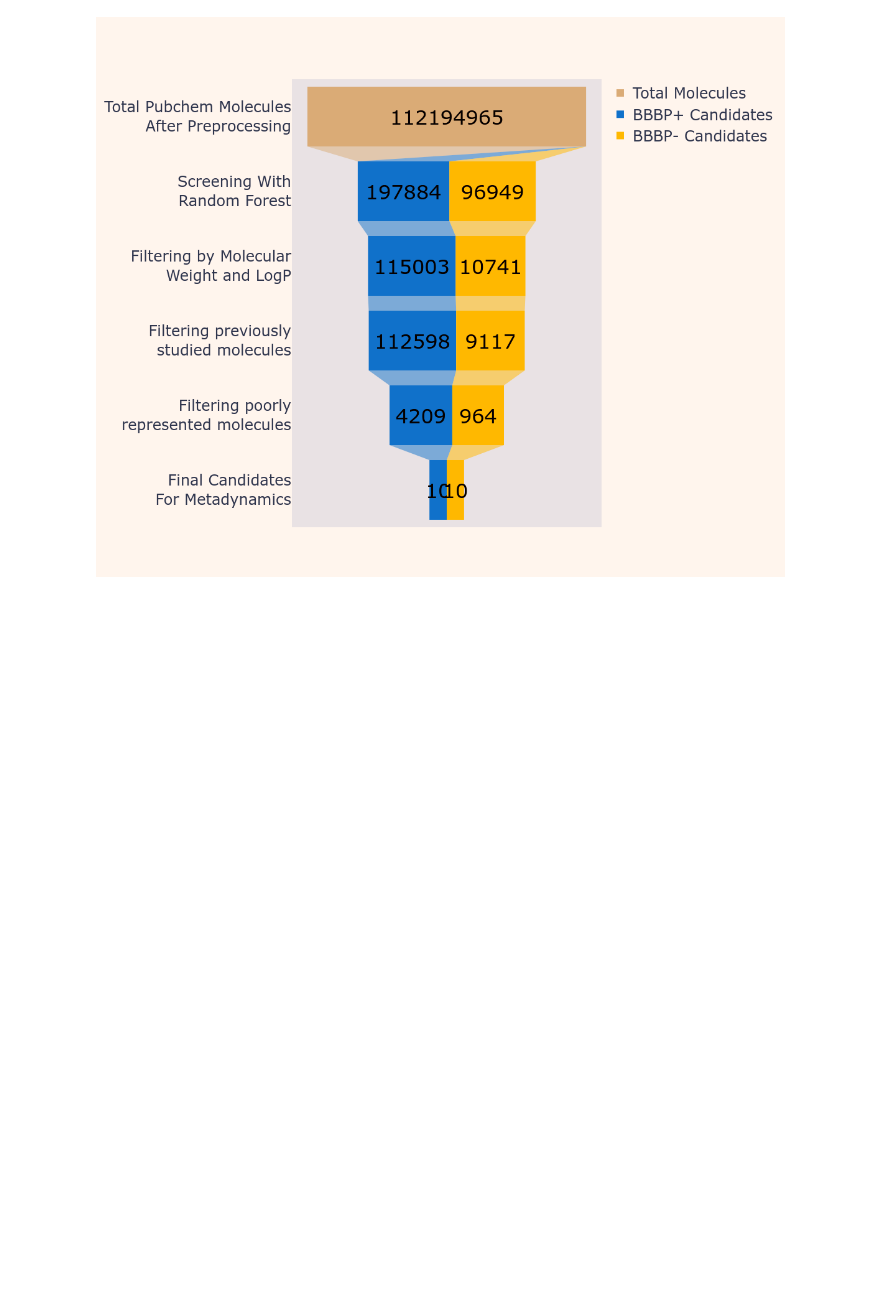
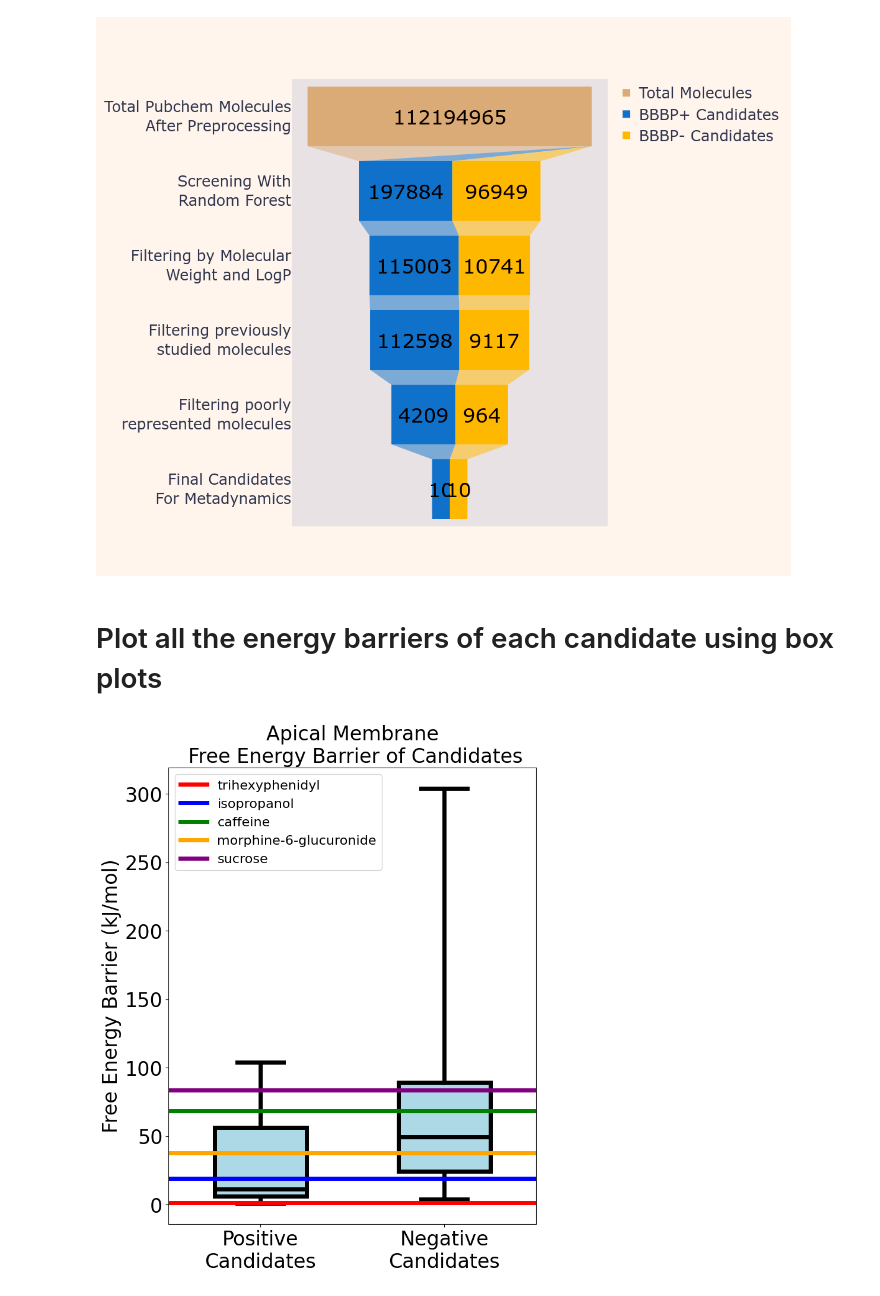
Before and after one commit to HenryJia/BBBP-MD, a Jupyter notebook: ipynb/plot_pubchem.ipynb, the cells around one changed output. Drawn from its saved outputs; the diff is of its cells as text; code cells hidden in the pictures; blank space fills up the shorter version.

Commit message:
Shift more plotting to the ipynb

```diff
--- a/ipynb/plot_pubchem.ipynb
+++ b/ipynb/plot_pubchem.ipynb
@@ -85,3 +92,5 @@ fig.write_image(
 fig.show()
 # %% [output]
 [figure]
+# %% [markdown]
+# Plot all the energy barriers of each candidate using box plots
@@ -87,0 +129,44 @@ fig.show()
+# %%
+# If no arguments are provided, use our hardcoded values
+cmap = plt.get_cmap('viridis')
+reference_colors = ['red', 'blue', 'green', 'orange', 'purple']
+
+# colon for comments because # is already used
+pos_cand = pd.read_csv('../common/candidates/bbbp_positive_pubchem.csv', comment=';')
+neg_cand = pd.read_csv('../common/candidates/bbbp_negative_pubchem.csv', comment=';')
+
+apical_reference_fes, apical_pos_fes, apical_neg_fes = load_fes(
+    fn='../apical',
+    pos_cand=pos_cand,
+    neg_cand=neg_cand
+)
+
+plt.figure(figsize=(8, 10))
+plt.title('Apical Membrane\n Free Energy Barrier of Candidates', fontsize=24)
+pos_barriers = [apical_pos_fes[idx]['G'].max() for idx in pos_cand['idx']]
+neg_barriers = [apical_neg_fes[idx]['G'].max() for idx in neg_cand['idx']]
+plt.boxplot(
+    [pos_barriers, neg_barriers],
+    positions=[1, 2],
+    widths=0.5, whis=[0, 100],
+    patch_artist=True,
+    boxprops=dict(facecolor='lightblue', color='black', linewidth=5),
+    medianprops=dict(color='black', linewidth=5),
+    whiskerprops=dict(color='black', linewidth=5),
+    capprops=dict(color='black', linewidth=5)
+    )
+plt.xticks([1, 2], ['Positive\nCandidates', 'Negative\nCandidates'], fontsize=24)
+plt.yticks(fontsize=24)
+plt.ylabel('Free Energy Barrier (kJ/mol)', fontsize=24)
+
+# Add our reference molecules as horizontal lines
+for i, rm in enumerate(apical_reference_fes):
+    plt.axhline(
+        apical_reference_fes[rm]['G'].max(),
+        label=rm, color=reference_colors[i],
+        linewidth=5,
+        )
+plt.legend(fontsize=16)
+plt.savefig('apical_candidates_boxplot.png')
+# %% [output]
+[figure, added]
```
Also changed, not shown: parts of 7 cells of this notebook, 5 other files.
